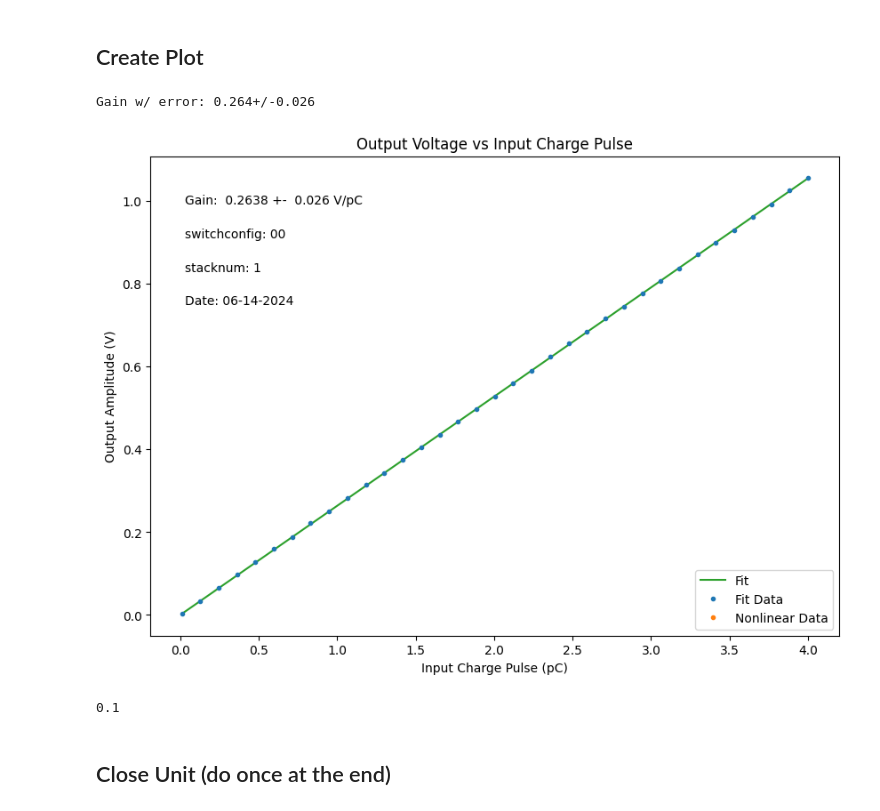
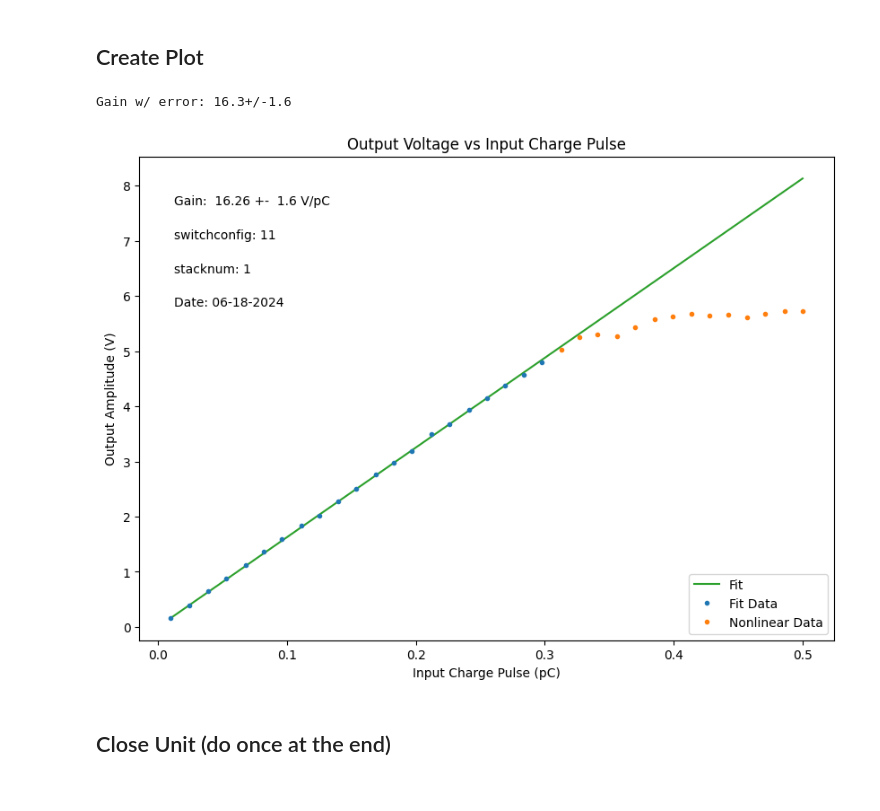
Before and after one commit to lab57/lab28-calibrate-cremat-stack, a Jupyter notebook: runCalibrations.ipynb, the cells around one changed output. Saved outputs shown, nothing was run; the diff lists cells and outputs as text; code cells hidden in the pictures.

Commit message:
New stack 1 calibration

```diff
--- a/runCalibrations.ipynb
+++ b/runCalibrations.ipynb
@@ -36,7 +36,7 @@ Sucess
 Set accordingly. Will be put in plot as annotation and in file name
 # %%
 metadata = {
-    "switchconfig" : "00",
+    "switchconfig" : "11",
     "stacknum" : 1
 }
 # %% [markdown]
@@ -63,12 +63,12 @@ Done
 # %% [markdown]
 ## Run Measurements
 # %%
-input_vs = np.round(np.linspace(.01, 4, 35), 3) # gain = 00 or 01
-# input_vs = np.round(np.linspace(.01, .5, 35), 3) # gain = 11
+# input_vs = np.round(np.linspace(.01, 4, 35), 3) # gain = 00 or 01
+input_vs = np.round(np.linspace(.01, .5, 35), 3) # gain = 11
 
 #trigger_mv = 200 #trigger
-trigger_mvs = np.round(input_vs*1e3 * 0) #list of triggers, NOTE must be in mv
-#allows for variable trigger; setting equal to input is good if gain > 1
+trigger_mvs = 0 #trigger or list of triggers, NOTE must be in mv
+
 
 window = 5e-6 #seconds, width of capture
 
@@ -101,8 +101,8 @@ Fitting Gaussians
 # %% [markdown]
 ## Create Plot
 # %%
-SATURATION_PT = 100 #100 means no saturation seen
-indicies = np.where(input_vs > SATURATION_PT)[0]
+#SATURATION_PT = 100 #100 means no saturation seen
+indicies = np.where(np.asarray(gains) > 5000)[0]
 saturation_index = indicies[0] if len(indicies) > 0 else len(input_vs)
 # %%
 from uncertainties import ufloat
@@ -144,42 +144,38 @@ plt.ylabel("Output Amplitude (V)")
 plt.legend(loc="lower right")
 
 
 ## annotations
 x = .05
 y = .9
 y_spacing = 0.07
 
 # Gain label
 plt.annotate(f"Gain: {pps[0] : .4g} +- {(gain/capacitance).s: .2g} V/pC", (x, y), xycoords="axes fraction")
 
 
 # Label all metadata fields
 for item in metadata.keys():
     y -= y_spacing #shift text down
     plt.annotate(f"{item}: {metadata[item]}", (x, y) , xycoords="axes fraction")
 
 # label date of calibration
 y -= y_spacing
 plt.annotate(f"Date: {datestr}", (x, y) , xycoords="axes fraction")
 
 ## give file unique name, save to png and svg
-out_name = f"out-{datestr}"
-for key in metadata.keys():
-    out_name += f"-{metadata[key]}"
+out_name = f"out-{datestr}-{metadata['stacknum']}-{metadata['switchconfig']}"
+# for key in metadata.keys():
+#     out_name += f"-{metadata[key]}"
 
 plt.savefig(f"./out/{out_name}.svg") # svg
 
 plt.savefig(f"./out/{out_name}.png") # png
 
 
 plt.show()
 # %% [output]
-Gain w/ error: 0.264+/-0.026
+Gain w/ error: 16.3+/-1.6
-[figure, old version]
+[figure, new version]
-# %%
-capacitance.s
-# %% [output]
-0.1
 # %% [markdown]
 ## Close Unit (do once at the end)
 # %%
```
Also changed, not shown: parts of 3 cells of this notebook, 12 other files.
